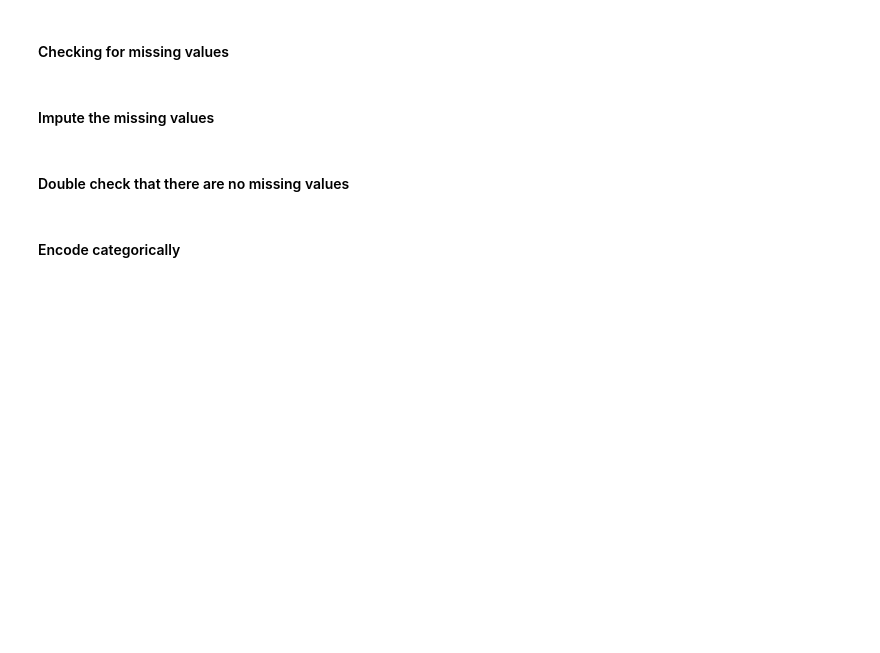
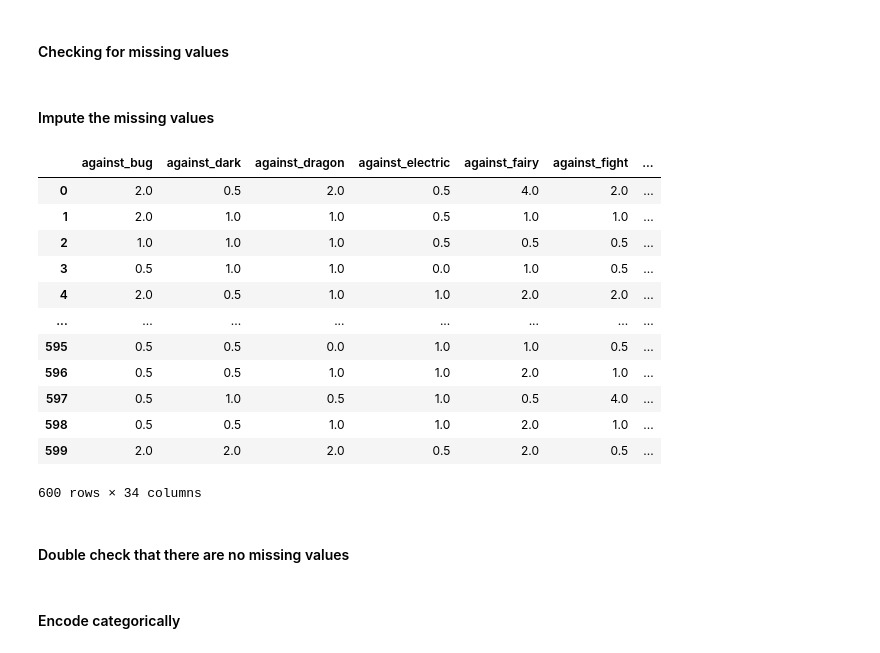
Before and after one commit to Kamil116/IntroToML_ass_1, a Jupyter notebook: Assignment 1 (fixed) (1)/Assignment 1/Assignment_1.ipynb, the cells around one changed output. Saved outputs shown, nothing was run; the diff lists cells and outputs as text; code cells hidden in the pictures; blank space fills up the shorter version.

```diff
--- a/Assignment 1 (fixed) (1)/Assignment 1/Assignment_1.ipynb
+++ b/Assignment 1 (fixed) (1)/Assignment 1/Assignment_1.ipynb
@@ -233,13 +255,31 @@ print(...)
 # %%
 from sklearn.impute import SimpleImputer
 
 # Define a SimpleImputer instance
 # TODO Write your code here
-imputer = ...
+# imputing missing values
+imputer = SimpleImputer(strategy='most_frequent')
 
 # Apply the imputer
 # TODO Write your code here
-...
+imputer.fit(X_train)
+X_train = pd.DataFrame(imputer.transform(X_train), columns=X_train.columns)
+X_test = pd.DataFrame(imputer.transform(X_test), columns=X_test.columns)
+X_train
+# %% [output]
+|  | against_bug | against_dark | against_dragon | against_electric | against_fairy | against_fight | ... |
+| 0 | 2.0 | 0.5 | 2.0 | 0.5 | 4.0 | 2.0 | ... |
+| 1 | 2.0 | 1.0 | 1.0 | 0.5 | 1.0 | 1.0 | ... |
+| 2 | 1.0 | 1.0 | 1.0 | 0.5 | 0.5 | 0.5 | ... |
+| 3 | 0.5 | 1.0 | 1.0 | 0.0 | 1.0 | 0.5 | ... |
+| 4 | 2.0 | 0.5 | 1.0 | 1.0 | 2.0 | 2.0 | ... |
+| ... | ... | ... | ... | ... | ... | ... | ... |
+| 595 | 0.5 | 0.5 | 0.0 | 1.0 | 1.0 | 0.5 | ... |
+| 596 | 0.5 | 0.5 | 1.0 | 1.0 | 2.0 | 1.0 | ... |
+| 597 | 0.5 | 1.0 | 0.5 | 1.0 | 0.5 | 4.0 | ... |
+| 598 | 0.5 | 0.5 | 1.0 | 1.0 | 2.0 | 1.0 | ... |
+| 599 | 2.0 | 2.0 | 2.0 | 0.5 | 2.0 | 0.5 | ... |
+600 rows × 34 columns
 # %% [markdown]
 #### Double check that there are no missing values
 # %%
```
Also changed, not shown: parts of 20 cells of this notebook, 2 other files.
